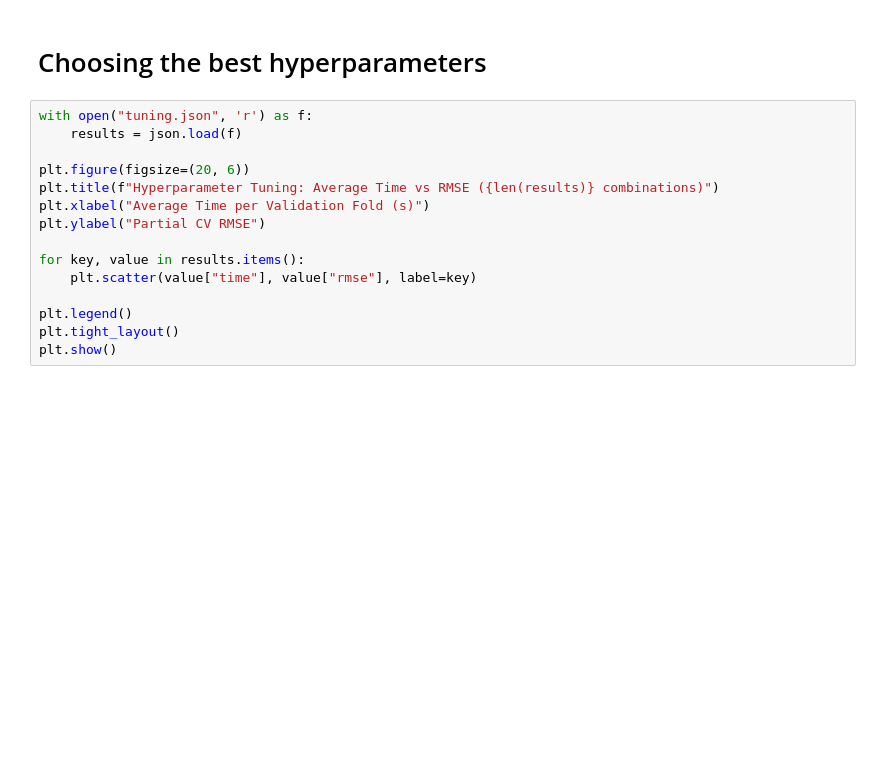
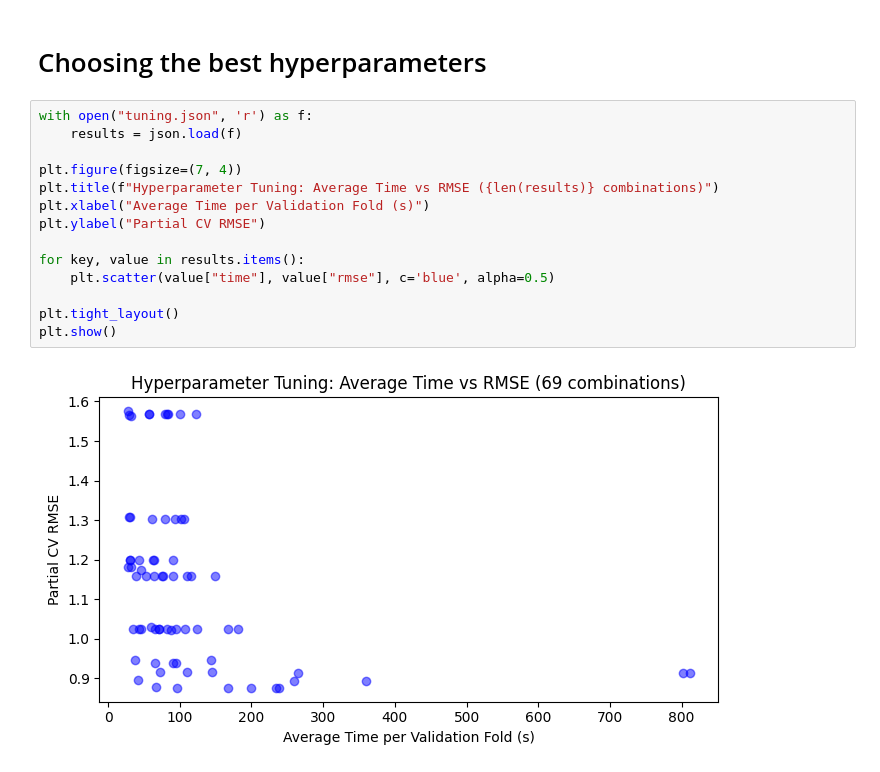
Before and after one commit to Hugoverissimo21/LSH-Recommender, a Jupyter notebook: tuning.ipynb, the cells around one changed output. Drawn from its saved outputs; the diff is of its cells as text; blank space fills up the shorter version.

```diff
--- a/tuning.ipynb
+++ b/tuning.ipynb
@@ -245,15 +251,16 @@ with open("tuning.json", 'w') as f:
 # %%
 with open("tuning.json", 'r') as f:
     results = json.load(f)
 
-plt.figure(figsize=(20, 6))
+plt.figure(figsize=(7, 4))
 plt.title(f"Hyperparameter Tuning: Average Time vs RMSE ({len(results)} combinations)")
 plt.xlabel("Average Time per Validation Fold (s)")
 plt.ylabel("Partial CV RMSE")
 
 for key, value in results.items():
-    plt.scatter(value["time"], value["rmse"], label=key)
+    plt.scatter(value["time"], value["rmse"], c='blue', alpha=0.5)
 
-plt.legend()
 plt.tight_layout()
 plt.show()
+# %% [output]
+[figure, added]
```
Also changed, not shown: parts of 4 cells of this notebook, 1 other file.
